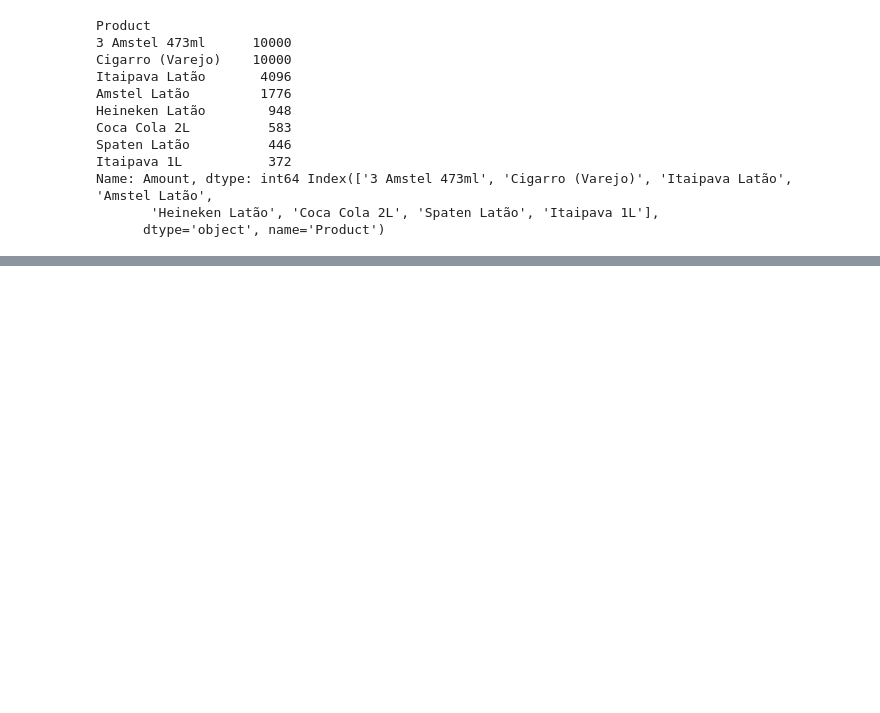
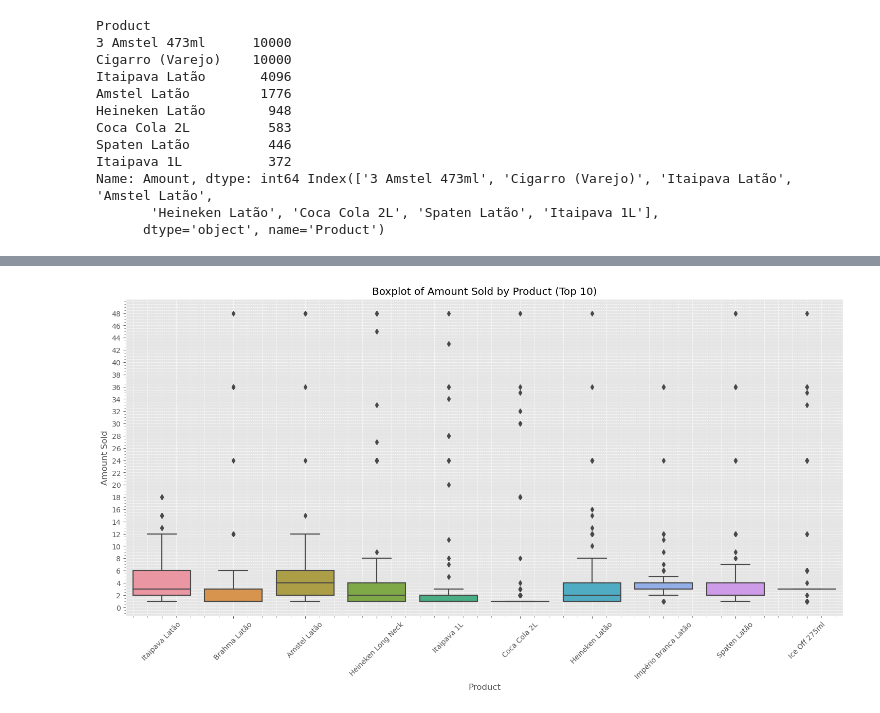
Before and after one commit to raphael-ss/stock-prediction-bev-distr, a Jupyter notebook: EDA.ipynb, the cells around one changed output, grey strips where cells are left out. Drawn from its saved outputs; the diff is of its cells as text; code cells hidden in the pictures; blank space fills up the shorter version.

```diff
--- a/EDA.ipynb
+++ b/EDA.ipynb
@@ -302,0 +362,25 @@ fig.show()
+# %%
+from scipy import stats
+top_10_products = df.loc[df.Flow == "Venda"].groupby('Product').Amount.sum().nlargest(10).index
+top_10_df = df[df['Product'].isin(top_10_products)]
+
+z_scores = stats.zscore(top_10_df['Amount'])
+threshold = 1
+outliers = (np.abs(z_scores) > threshold)
+
+top_10_df_no_outliers = top_10_df[~outliers]
+
+
+plt.figure(figsize=(18, 8))
+sns.boxplot(data=top_10_df_no_outliers, x='Product', y='Amount')
+plt.title('Boxplot of Amount Sold by Product (Top 10)')
+plt.xlabel('Product')
+plt.ylabel('Amount Sold')
+plt.xticks(rotation=45)
+plt.yticks(np.arange(0, 50, 2))
+plt.minorticks_on()
+plt.grid(which='both', linestyle='--', linewidth=0.5)
+
+plt.show()
+# %% [output]
+[figure, added]
```
Also changed, not shown: parts of 19 cells of this notebook.
